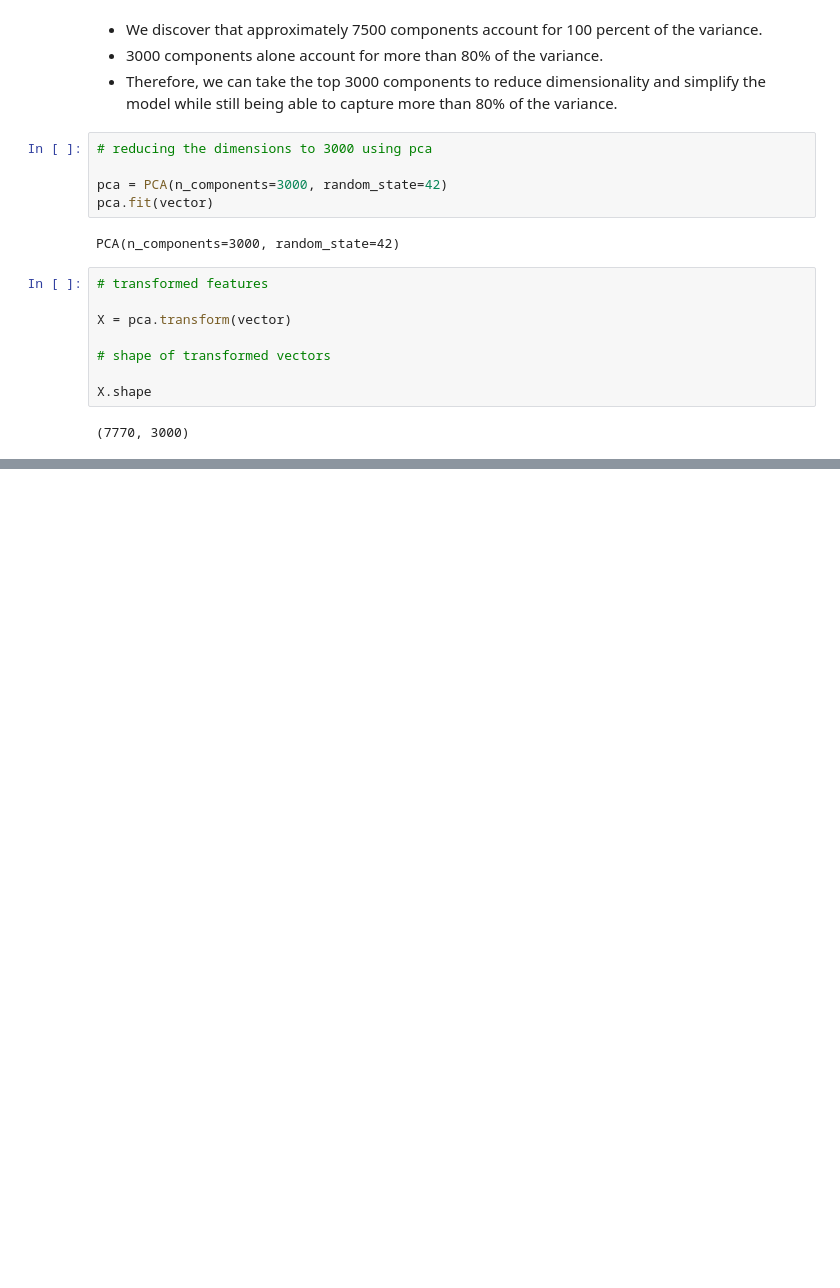
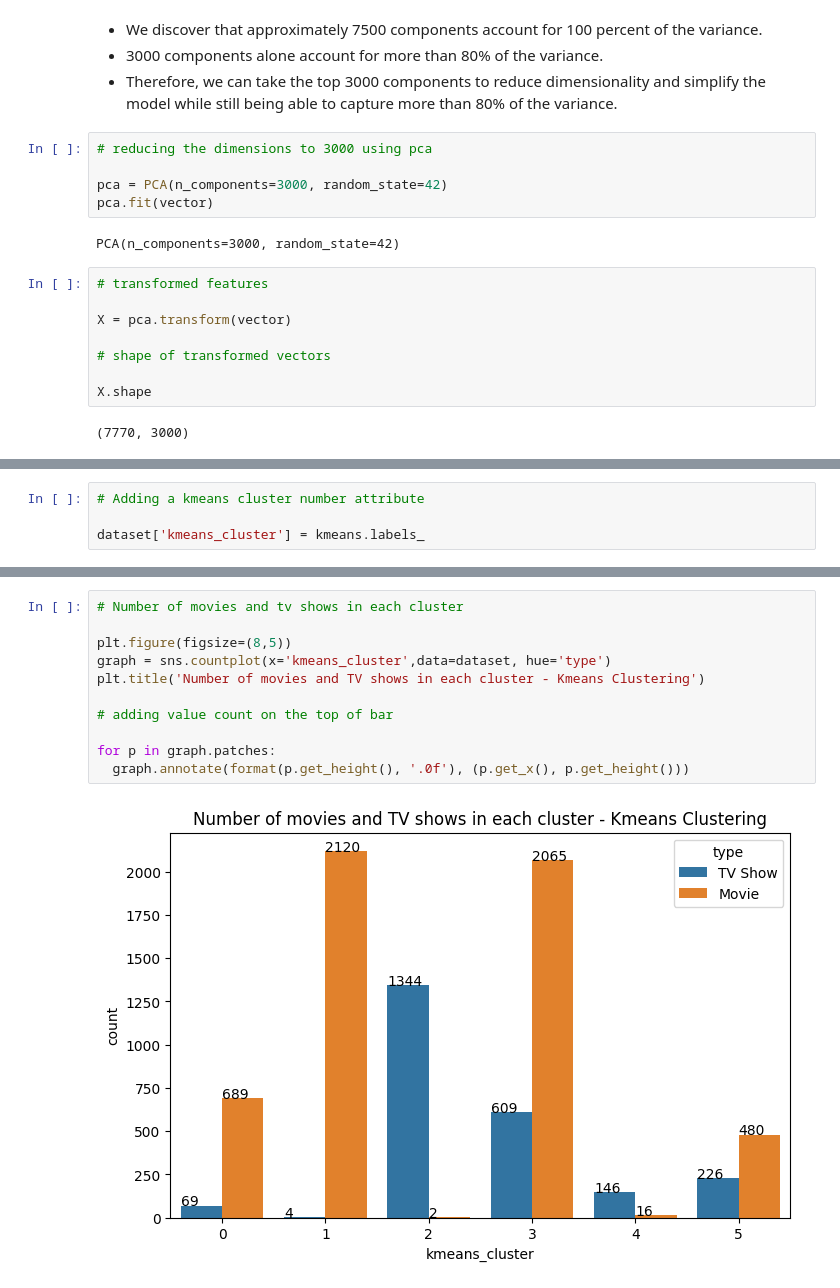
Before and after one commit to Shyam-S-Mishra/Shyam_S_Mishra_Unsupervised-ML_Capstone_Project_Clustering, a Jupyter notebook: Shyam_Shubham_Mishra_Unsupervised_ML_Capstone_Project_Clustering.ipynb, the cells around one changed output, grey strips where cells are left out. Saved outputs shown, nothing was run; the diff lists cells and outputs as text; blank space fills up the shorter version.

```diff
--- a/Shyam_Shubham_Mishra_Unsupervised_ML_Capstone_Project_Clustering.ipynb
+++ b/Shyam_Shubham_Mishra_Unsupervised_ML_Capstone_Project_Clustering.ipynb
@@ -592,0 +672,4 @@ X.shape
+# %%
+# Adding a kmeans cluster number attribute
+
+dataset['kmeans_cluster'] = kmeans.labels_
@@ -592,0 +685,13 @@ X.shape
+# %%
+# Number of movies and tv shows in each cluster
+
+plt.figure(figsize=(8,5))
+graph = sns.countplot(x='kmeans_cluster',data=dataset, hue='type')
+plt.title('Number of movies and TV shows in each cluster - Kmeans Clustering')
+
+# adding value count on the top of bar
+
+for p in graph.patches:
+  graph.annotate(format(p.get_height(), '.0f'), (p.get_x(), p.get_height()))
+# %% [output]
+[figure, added]
```
Also changed, not shown: parts of 21 cells of this notebook.
